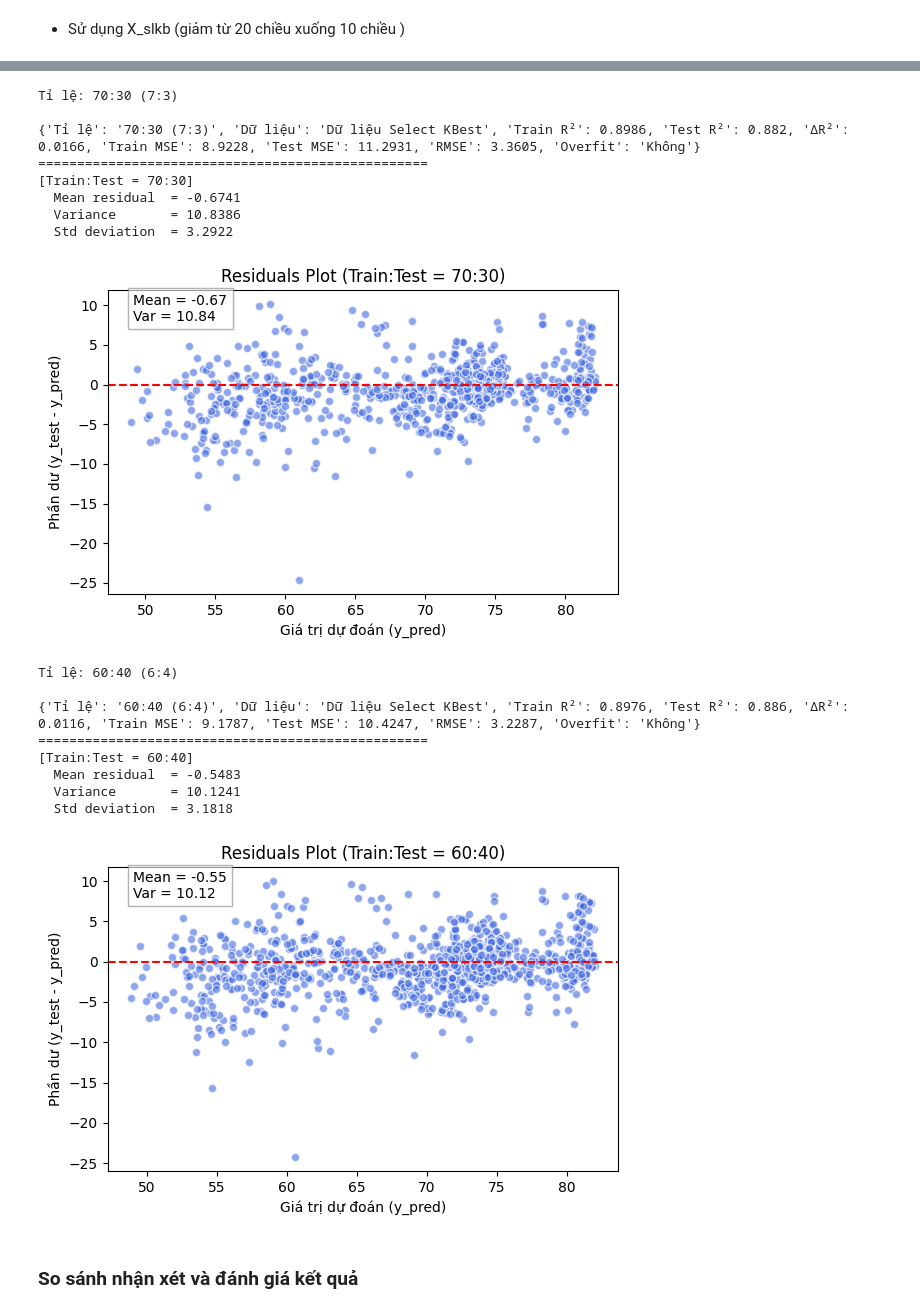
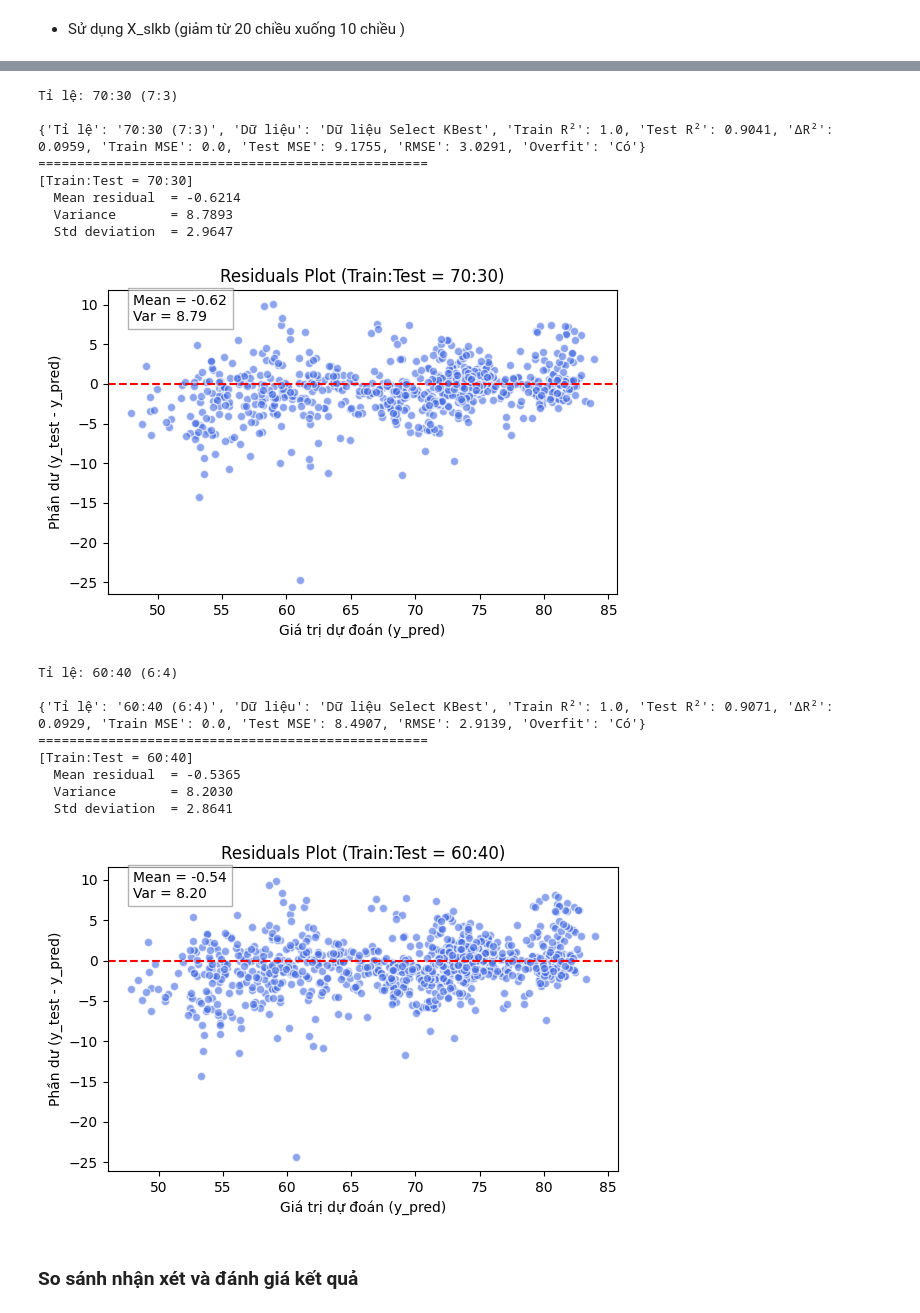
Before and after one commit to ducqwang/life-expectancy-prediction, a Jupyter notebook: src/source.ipynb, the cells around one changed output, grey strips where cells are left out. Cells and saved outputs as stored; diff of their text form; code cells hidden in the pictures.

```diff
--- a/src/source.ipynb
+++ b/src/source.ipynb
@@ -926,7 +928,7 @@ for train_size, test_size, ratio_name in split_ratios:
     k = max(1, int(np.sqrt(len(X_train_orig_knn))))
     print(f"   k = {k}")
 
-    knn = KNeighborsRegressor(n_neighbors=k, weights="uniform", metric="manhattan")
+    knn = KNeighborsRegressor(n_neighbors=k, weights="distance", metric="manhattan")
     knn.fit(X_train_scaled_knn, y_train_orig_knn)
 
     y_pred_origin_knn = []
@@ -994,7 +996,7 @@ for train_size, test_size, ratio_name in split_ratios:
     X_test_pca = pca_95.transform(X_test_scaled)
 
     k = max(1, int(np.sqrt(len(X_train_pca_knn))))
-    knn_pca = KNeighborsRegressor(n_neighbors=k, weights="uniform", metric="manhattan")
+    knn_pca = KNeighborsRegressor(n_neighbors=k, weights="distance", metric="manhattan")
     knn_pca.fit(X_train_pca, y_train_pca_knn)
 
     y_pred_pca_knn = []
@@ -1056,7 +1058,7 @@ for train_size, test_size, ratio_name in split_ratios:
     X_test_slkb = select_k.transform(X_test_slkb_scaled)
 
     k = max(1, int(np.sqrt(len(X_train_slkb_knn))))
-    knn_slkb = KNeighborsRegressor(n_neighbors=k,weights="uniform",metric="manhattan")
+    knn_slkb = KNeighborsRegressor(n_neighbors=k,weights="distance",metric="manhattan")
     knn_slkb.fit(X_train_slkb,y_train_slkb_knn)
     print()
     y_pred_slkb_knn = []
@@ -1079,21 +1081,21 @@ Tỉ lệ: 80:20 (4:1)
 Tỉ lệ: 70:30 (7:3)
 
-{'Tỉ lệ': '70:30 (7:3)', 'Dữ liệu': 'Dữ liệu Select KBest', 'Train R²': 0.8986, 'Test R²': 0.882, 'ΔR²': 0.0166, 'Train MSE': 8.9228, 'Test MSE': 11.2931, 'RMSE': 3.3605, 'Overfit': 'Không'}
+{'Tỉ lệ': '70:30 (7:3)', 'Dữ liệu': 'Dữ liệu Select KBest', 'Train R²': 1.0, 'Test R²': 0.9041, 'ΔR²': 0.0959, 'Train MSE': 0.0, 'Test MSE': 9.1755, 'RMSE': 3.0291, 'Overfit': 'Có'}
 ==================================================
 [Train:Test = 70:30]
-  Mean residual  = -0.6741
-  Variance       = 10.8386
-  Std deviation  = 3.2922
+  Mean residual  = -0.6214
+  Variance       = 8.7893
+  Std deviation  = 2.9647
-[figure, old version]
+[figure, new version]
 Tỉ lệ: 60:40 (6:4)
 
-{'Tỉ lệ': '60:40 (6:4)', 'Dữ liệu': 'Dữ liệu Select KBest', 'Train R²': 0.8976, 'Test R²': 0.886, 'ΔR²': 0.0116, 'Train MSE': 9.1787, 'Test MSE': 10.4247, 'RMSE': 3.2287, 'Overfit': 'Không'}
+{'Tỉ lệ': '60:40 (6:4)', 'Dữ liệu': 'Dữ liệu Select KBest', 'Train R²': 1.0, 'Test R²': 0.9071, 'ΔR²': 0.0929, 'Train MSE': 0.0, 'Test MSE': 8.4907, 'RMSE': 2.9139, 'Overfit': 'Có'}
 ==================================================
 [Train:Test = 60:40]
-  Mean residual  = -0.5483
-  Variance       = 10.1241
-  Std deviation  = 3.1818
+  Mean residual  = -0.5365
+  Variance       = 8.2030
+  Std deviation  = 2.8641
-[figure, old version]
+[figure, new version]
 # %% [markdown]
 ### So sánh nhận xét và đánh giá kết quả
 # %%
```
Also changed, not shown: parts of 9 cells of this notebook, 20 other files.
